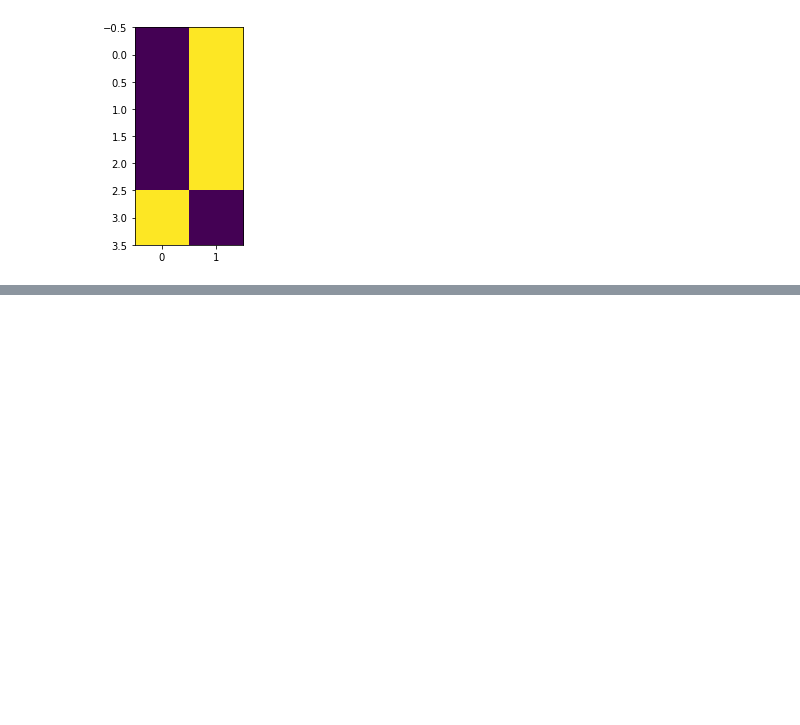
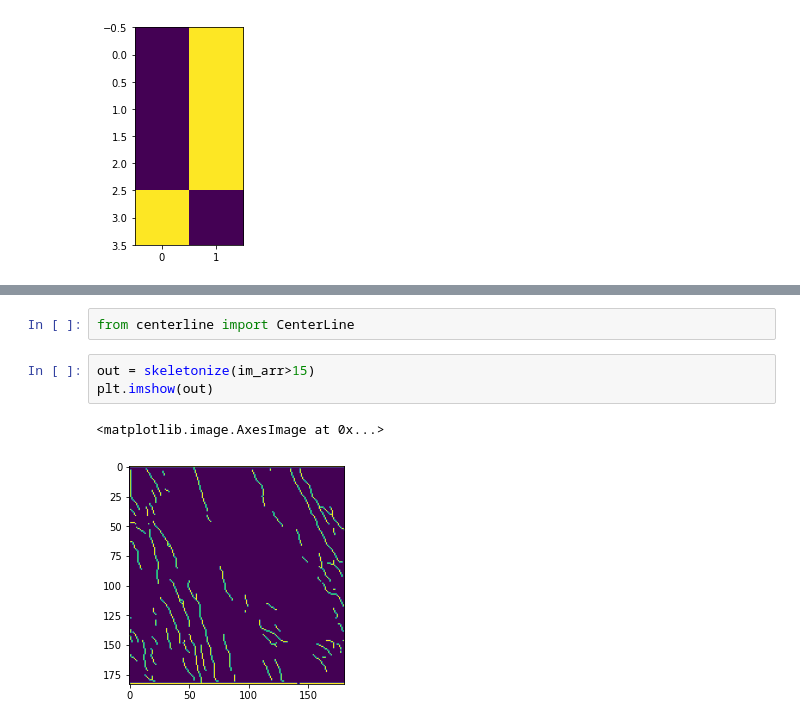
Before and after one commit to uw-loci/collagen-fiber-metrics, a Jupyter notebook: main_measurements.ipynb, the cells around one changed output, grey strips where cells are left out. Saved outputs shown, nothing was run; the diff lists cells and outputs as text; blank space fills up the shorter version.

```diff
--- a/main_measurements.ipynb
+++ b/main_measurements.ipynb
@@ -217,0 +230,8 @@ plt.imshow(regions[8].image)
+# %%
+from centerline import CenterLine
+# %%
+out = skeletonize(im_arr>15)
+plt.imshow(out)
+# %% [output]
+<matplotlib.image.AxesImage at 0x...>
+[figure, added]
```
Also changed, not shown: parts of 4 cells of this notebook, 4 other files.
